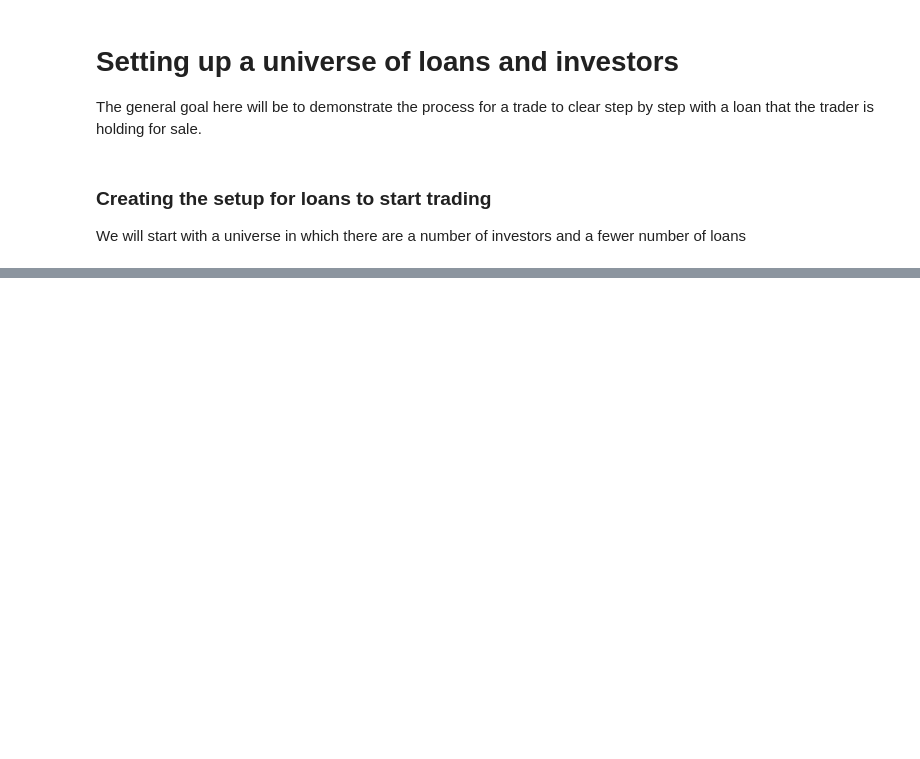
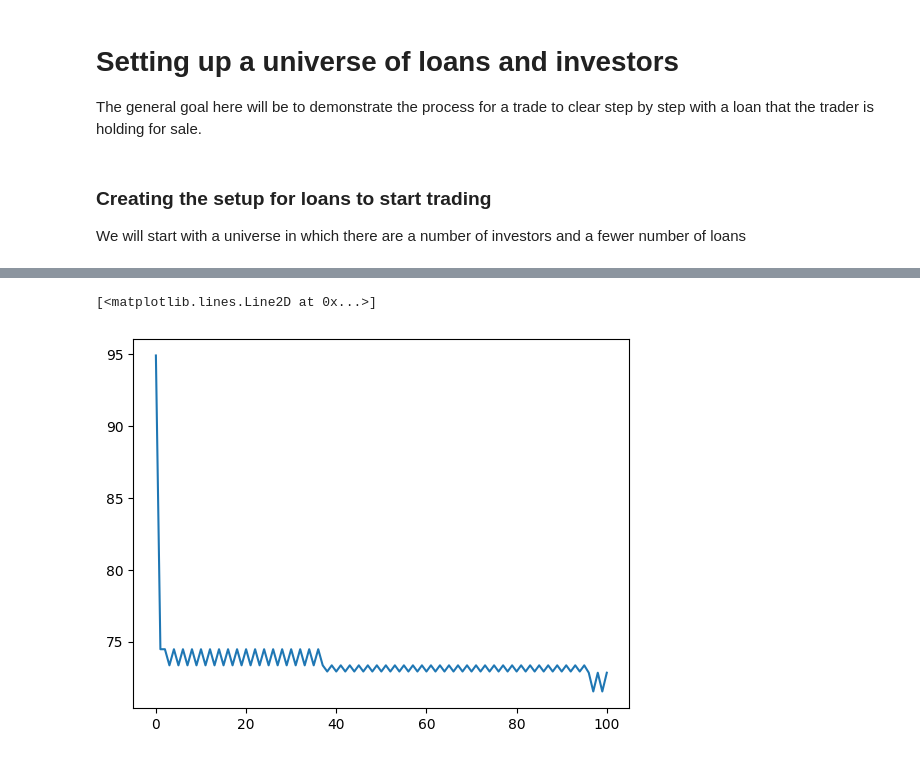
Before and after one commit to mithilpujar/capstone, a Jupyter notebook: Loan Trader Demonstration.ipynb, the cells around one changed output, grey strips where cells are left out. Cells and saved outputs as stored; diff of their text form; code cells hidden in the pictures; blank space fills up the shorter version.

```diff
--- a/Loan Trader Demonstration.ipynb
+++ b/Loan Trader Demonstration.ipynb
@@ -65,0 +82,17 @@ Top bidder is Ic8e6 with bid price 91.61694421422696
+# %%
+num_loans = 1
+num_investors = 500
+trader = LoanTrader.LoanTrader(max_investors=500)
+
+
+# setting up a universe of loans and investors and randomly allocating them
+loans_list = [Loan.Loan() for _ in range(num_loans)]
+investors_list = [LoanInvestor.LoanInvestor() for _ in range(num_investors)]
+
+# randomly allocating loans to investors
+for investor in investors_list:
+    available_loans = [loan for loan in loans_list if loan.current_owner == "no owner"]
+    investor.initialize_portfolio(available_loans)
+
+# setting up all the investors to have our trader as their trader
+trader.add_investors(investors_list)
@@ -65,0 +103,5 @@ Top bidder is Ic8e6 with bid price 91.61694421422696
+# %%
+plt.plot([loan.market_price_history for loan in loans_list][0])
+# %% [output]
+[<matplotlib.lines.Line2D at 0x...>]
+[figure, added]
```
Also changed, not shown: parts of 7 cells of this notebook, 6 other files.
